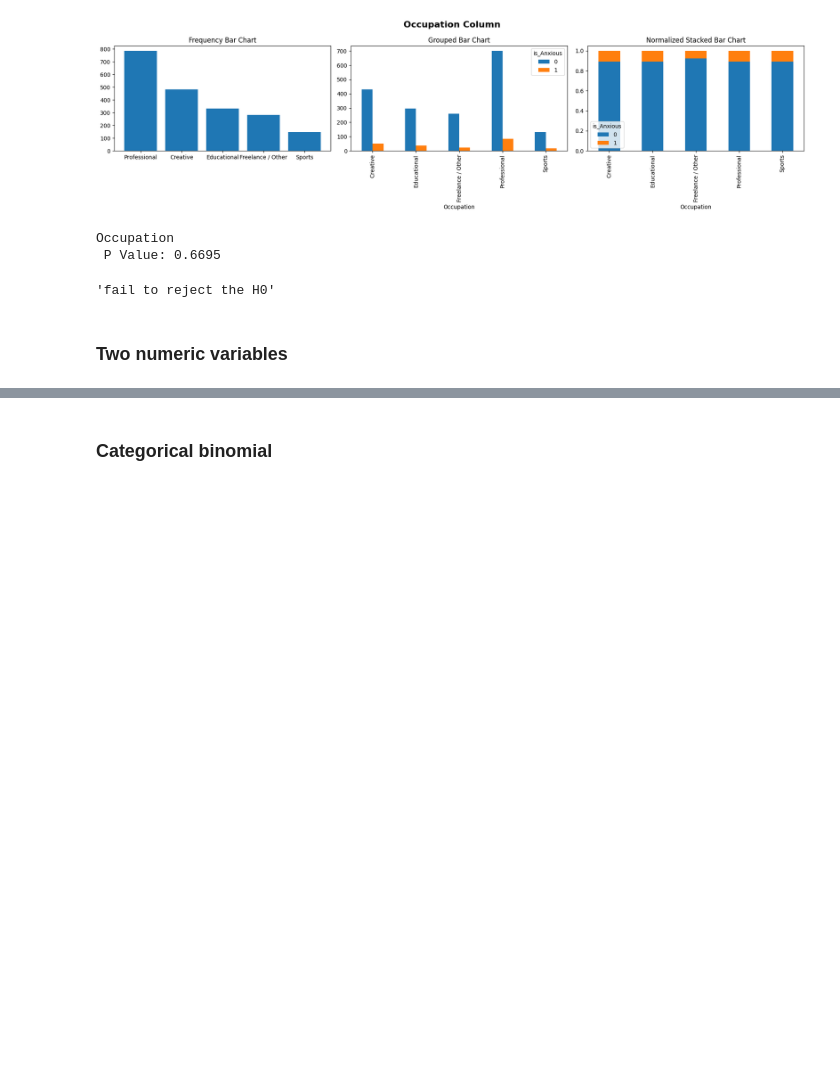
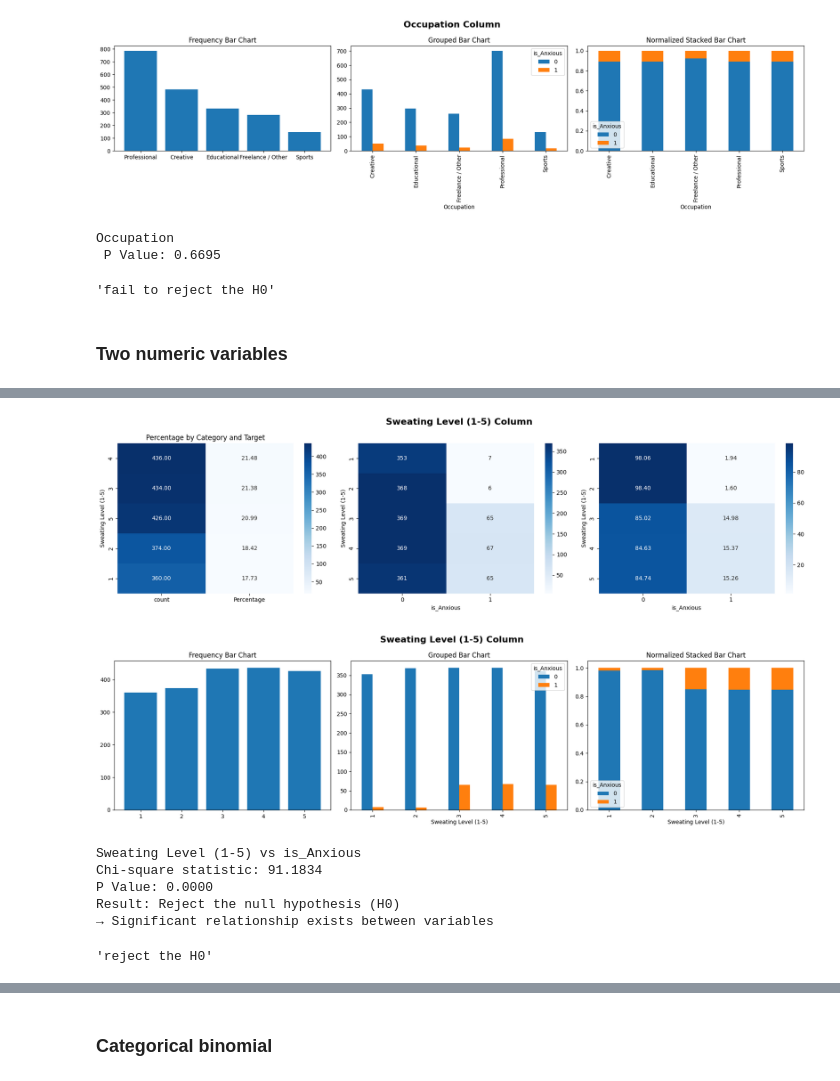
Before and after one commit to arwinnahidi156/mini_project_Social_Anxiety, a Jupyter notebook: Social_Anxiety.ipynb, the cells around one changed output, grey strips where cells are left out. Drawn from its saved outputs; the diff is of its cells as text; code cells hidden in the pictures; blank space fills up the shorter version.

```diff
--- a/Social_Anxiety.ipynb
+++ b/Social_Anxiety.ipynb
@@ -417,6 +417,14 @@ def show_category_data(data, column, target):
     """
     categories_table(data, column, target)
     categories_chart(data, column, target)
+# %%
+def show_numeric_categorical_data(data, column, target):
+    """
+    Analyze a numeric categorical column (ordinal/discrete) vs the target column.
+    Similar to show_category_data but for numeric categorical data.
+    """
+    categories_table(data, column, target)
+    categories_chart(data, column, target)
 # %% [markdown]
 ## ‌Binning
 # %%
@@ -489,6 +497,28 @@ def chi2 (data, column1 , column2):
         return 'fail to reject the H0'
     elif result_gen.pvalue < 0.05 :
         return 'reject the H0'
+# %%
+# To test the independence between a numeric categorical (ordinal) variable and a categorical target
+def ordinal_chi2(data, column, target):
+    """
+    Tests independence between an ordinal/numeric categorical column and a target variable.
+    Uses chi-square test similar to chi2 function but designed for ordinal data.
+    """
+    table = pd.crosstab(data[column], data[target])
+    result = stats.chi2_contingency(table)
+
+    print(f"{column} vs {target}")
+    print(f"Chi-square statistic: {result[0]:.4f}")
+    print(f"P Value: {result[1]:.4f}")
+
+    if result[1] > 0.05:
+        print("Result: Fail to reject the null hypothesis (H0)")
+        print("→ No significant relationship between variables\n")
+        return 'fail to reject the H0'
+    else:
+        print("Result: Reject the null hypothesis (H0)")
+        print("→ Significant relationship exists between variables\n")
+        return 'reject the H0'
 # %% [markdown]
 ## Data Cleaning
 # %% [markdown]
@@ -723,0 +766,12 @@ Occupation
+# %%
+show_numeric_categorical_data(df, 'Sweating Level (1-5)', 'is_Anxious')
+ordinal_chi2(df, 'Sweating Level (1-5)', 'is_Anxious')
+# %% [output]
+[figure, added]
+[figure, added]
+Sweating Level (1-5) vs is_Anxious
+Chi-square statistic: 91.1834
+P Value: 0.0000
+Result: Reject the null hypothesis (H0)
+→ Significant relationship exists between variables
+'reject the H0'
```
Also changed, not shown: parts of 8 cells of this notebook.
